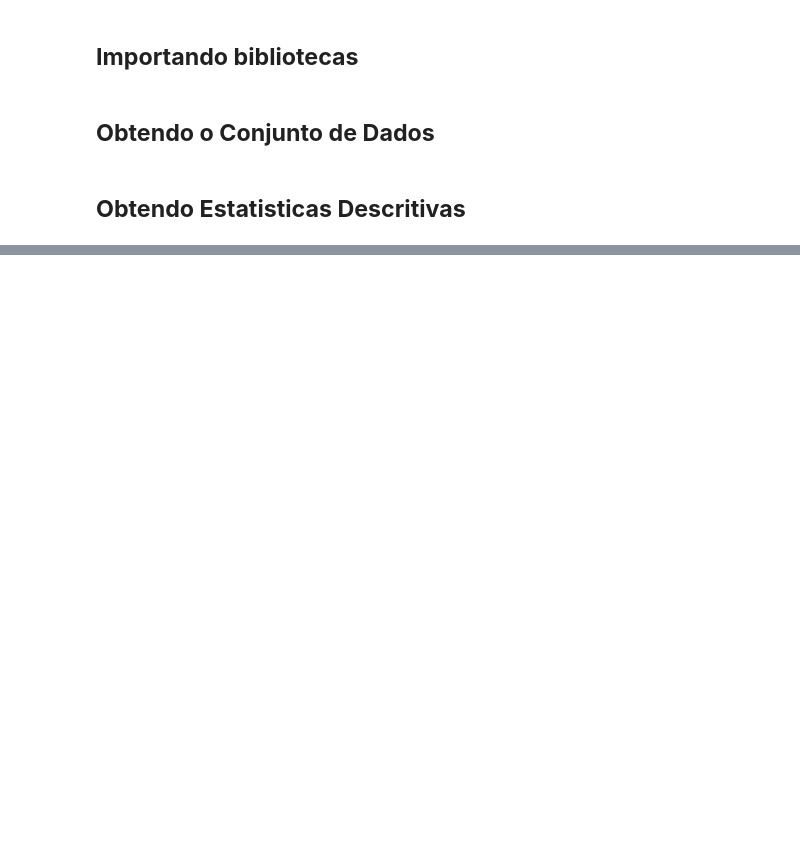
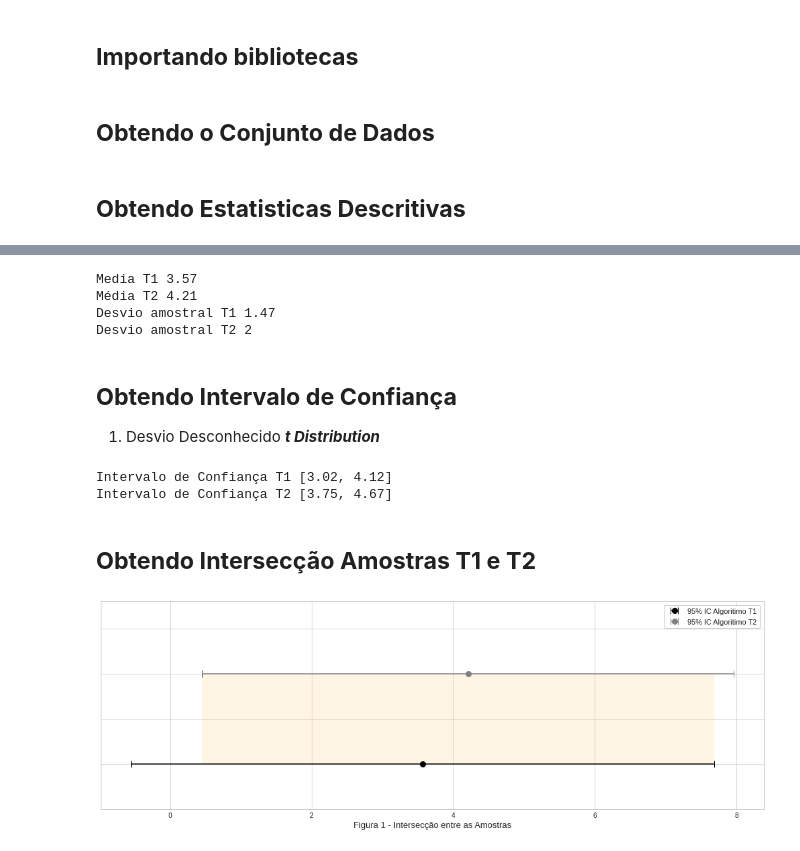
Before and after one commit to SamuelOliveira/Colab, a Jupyter notebook: FT043_2021S1_T4.ipynb, the cells around one changed output, grey strips where cells are left out. Saved outputs shown, nothing was run; the diff lists cells and outputs as text; code cells hidden in the pictures; blank space fills up the shorter version.

```diff
--- a/FT043_2021S1_T4.ipynb
+++ b/FT043_2021S1_T4.ipynb
@@ -50,2 +26,4 @@ T2 = df_t2["T2"].values
+# %%
+dados = pd.read_csv('https://raw.githubusercontent.com/SamuelOliveira/Colab/main/dados_atividade_05.csv')
 # %% [markdown]
 ## **Obtendo Estatisticas Descritivas**
@@ -116,0 +30,74 @@ plt.show()
+# %%
+# obtendo estatisticas descritivas
+t1 = dados.loc[dados.ID != 0]['T1']
+t2 = dados.loc[dados.ID != 0]['T2']
+
+
+# Nível de Confiança
+tl = 0.95
+
+# Grau de Liberdade
+df_t1 = len(t1)-1
+df_t2 = len(t2)-1
+
+# Média Amostral
+mu_t1 = round(stpy.mean(t1),2)
+mu_t2 = round(stpy.mean(t2),2)
+
+# Desvio amostral
+sigma_t1 = round(stpy.stdev(data=t1),2)
+sigma_t2 = round(stpy.stdev(data=t2),2)
+
+y1 = t.pdf(t1,df_t1, mu_t1, sigma_t1)
+y2 = t.pdf(t2,df_t2, mu_t2, sigma_t2)
+
+print("Media T1 {} \nMédia T2 {}".format(round(mu_t1,2), round(mu_t2,2)))
+print("Desvio amostral T1 {} \nDesvio amostral T2 {}".format(sigma_t1,2, sigma_t2))
+# %% [output]
+Media T1 3.57
+Média T2 4.21
+Desvio amostral T1 1.47
+Desvio amostral T2 2
+# %% [markdown]
+## **Obtendo Intervalo de Confiança**
+
+
+
+
+1.   Desvio Desconhecido ***t Distribution***
+# %%
+# Intervalo de Confiança para sigma Desconhecido
+ic_t1 = t.interval(alpha=tl, df=df_t1, loc=mu_t1, scale=st.sem(t1))
+ic_t1 = [round(ic_t1[0],2), round(ic_t1[1],2)]
+
+ic_t2 = t.interval(alpha=tl, df=df_t2, loc=mu_t2, scale=st.sem(t2))
+ic_t2 = [round(ic_t2[0],2), round(ic_t2[1],2)]
+
+print("Intervalo de Confiança T1 {} \nIntervalo de Confiança T2 {}".format(ic_t1, ic_t2))
+# %% [output]
+Intervalo de Confiança T1 [3.02, 4.12]
+Intervalo de Confiança T2 [3.75, 4.67]
+# %% [markdown]
+## **Obtendo Intersecção Amostras T1 e T2**
+# %%
+plt.style.use('seaborn-whitegrid')
+fig, ax = plt.subplots(figsize=(14, 5))
+
+
+ax.errorbar(mu_t1, 0, xerr=(ic_t1[1]),
+            fmt='o', markersize=8, capsize=5, label='95% IC Algoritimo T1', color='k')
+
+ax.errorbar(mu_t2, 1, xerr=(ic_t2[0]),
+            fmt='o', markersize=8, capsize=5, label='95% IC Algoritimo T2', color='grey')
+
+ax.set_ylim(-0.5, 1.8)
+ax.fill_betweenx([0, 1], mu_t2-ic_t2[0], mu_t1+ic_t1[1], facecolor='orange', alpha=0.1)
+
+ax.legend(loc='best', fontsize=11, framealpha=1, frameon=True)
+ax.set_xlabel('Figura 1 - Intersecção entre as Amostras', fontsize=13)
+
+ax.yaxis.set_major_formatter(plt.NullFormatter())
+
+fig.tight_layout();
+# %% [output]
+[figure, added]
```
Also changed, not shown: parts of 13 cells of this notebook.
